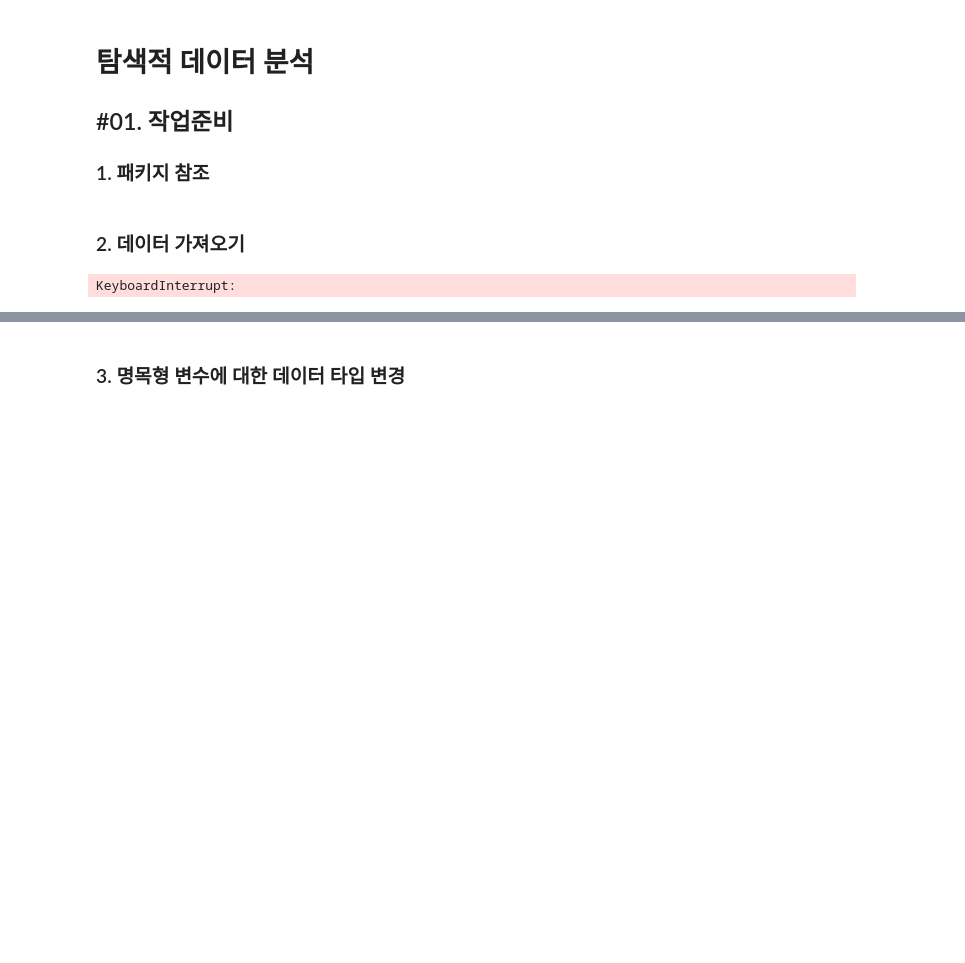
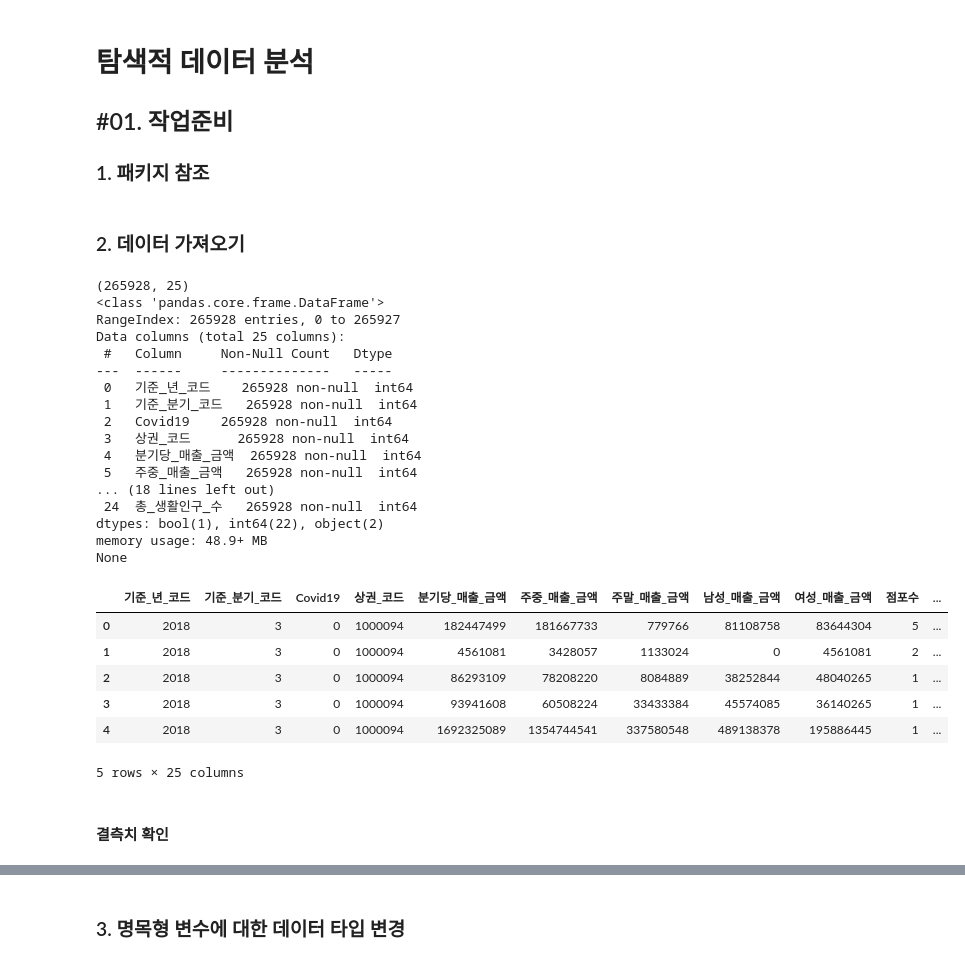
Before and after one commit to maker-lee/megait-data, a Jupyter notebook: 상권분석/CDA.ipynb, the cells around one changed output, grey strips where cells are left out. Drawn from its saved outputs; the diff is of its cells as text; code cells hidden in the pictures; blank space fills up the shorter version.

```diff
--- a/상권분석/CDA.ipynb
+++ b/상권분석/CDA.ipynb
@@ -17,9 +17,33 @@ import seaborn as sb
 ### 2. 데이터 가져오기
 # %%
 origin = read_excel("분석용데이터.xlsx")
-
 print(origin.shape)
-
 print(origin.info())
+origin.head()
 # %% [output]
-KeyboardInterrupt:
+(265928, 25)
+<class 'pandas.core.frame.DataFrame'>
+RangeIndex: 265928 entries, 0 to 265927
+Data columns (total 25 columns):
+ #   Column     Non-Null Count   Dtype
+---  ------     --------------   -----
+ 0   기준_년_코드    265928 non-null  int64
+ 1   기준_분기_코드   265928 non-null  int64
+ 2   Covid19    265928 non-null  int64
+ 3   상권_코드      265928 non-null  int64
+ 4   분기당_매출_금액  265928 non-null  int64
+ 5   주중_매출_금액   265928 non-null  int64
+... (18 lines left out)
+ 24  총_생활인구_수   265928 non-null  int64
+dtypes: bool(1), int64(22), object(2)
+memory usage: 48.9+ MB
+None
+|  | 기준_년_코드 | 기준_분기_코드 | Covid19 | 상권_코드 | 분기당_매출_금액 | 주중_매출_금액 | 주말_매출_금액 | 남성_매출_금액 | 여성_매출_금액 | 점포수 | ... |
+| 0 | 2018 | 3 | 0 | 1000094 | 182447499 | 181667733 | 779766 | 81108758 | 83644304 | 5 | ... |
+| 1 | 2018 | 3 | 0 | 1000094 | 4561081 | 3428057 | 1133024 | 0 | 4561081 | 2 | ... |
+| 2 | 2018 | 3 | 0 | 1000094 | 86293109 | 78208220 | 8084889 | 38252844 | 48040265 | 1 | ... |
+| 3 | 2018 | 3 | 0 | 1000094 | 93941608 | 60508224 | 33433384 | 45574085 | 36140265 | 1 | ... |
+| 4 | 2018 | 3 | 0 | 1000094 | 1692325089 | 1354744541 | 337580548 | 489138378 | 195886445 | 1 | ... |
+5 rows × 25 columns
+# %% [markdown]
+#### 결측치 확인
```
Also changed, not shown: parts of 28 cells of this notebook, 10 other files.
